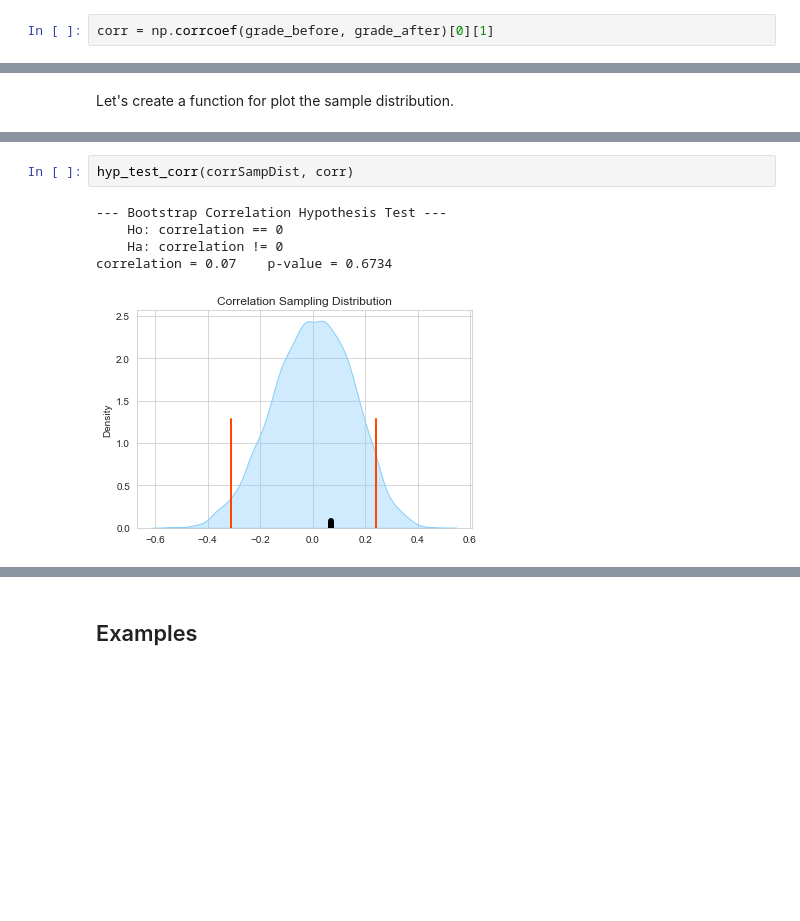
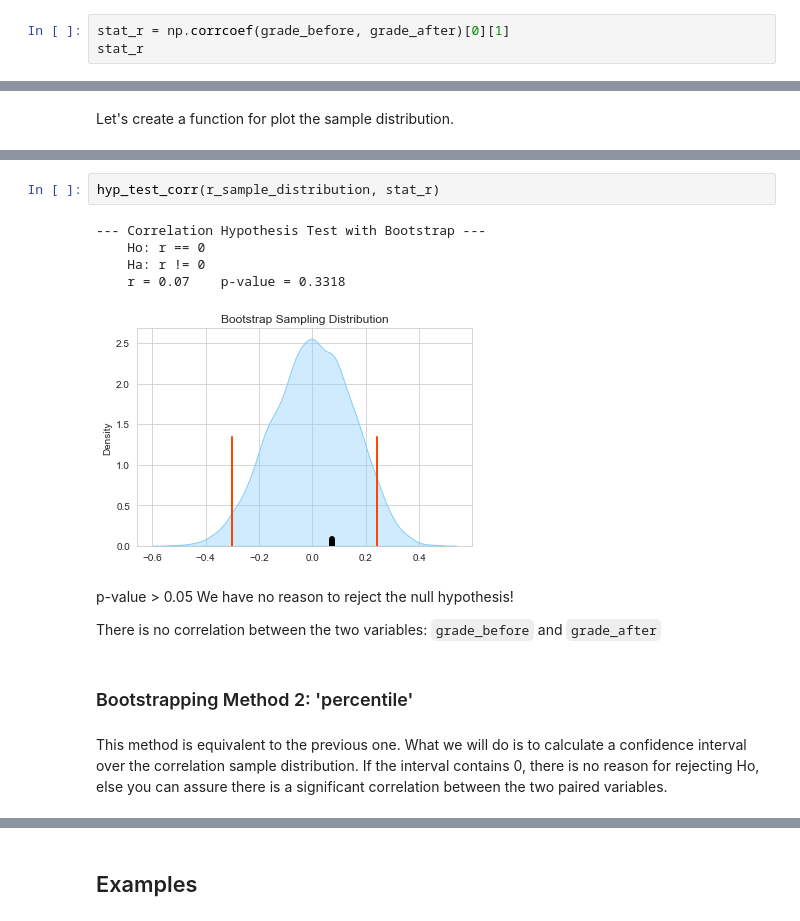
Before and after one commit to Goliath-Research/Computational-Statistics, a Jupyter notebook: 05-Forecasting/02-Boot_Correlation.ipynb, the cells around one changed output, grey strips where cells are left out. Drawn from its saved outputs; the diff is of its cells as text; blank space fills up the shorter version.

```diff
--- a/05-Forecasting/02-Boot_Correlation.ipynb
+++ b/05-Forecasting/02-Boot_Correlation.ipynb
@@ -39,2 +41,3 @@ np.corrcoef(grade_before, grade_after)[1][0]
 # %%
-corr = np.corrcoef(grade_before, grade_after)[0][1]
+stat_r = np.corrcoef(grade_before, grade_after)[0][1]
+stat_r
@@ -135,8 +129,16 @@ def hyp_test_corr(sampl_distribution, sampl_value, alpha=0.05, alternative='two-
-# %%
-hyp_test_corr(corrSampDist, corr)
-# %% [output]
---- Bootstrap Correlation Hypothesis Test ---
-    Ho: correlation == 0
-    Ha: correlation != 0
-correlation = 0.07    p-value = 0.6734
-[figure, removed]
+# %%
+hyp_test_corr(r_sample_distribution, stat_r)
+# %% [output]
+--- Correlation Hypothesis Test with Bootstrap ---
+    Ho: r == 0
+    Ha: r != 0
+    r = 0.07    p-value = 0.3318
+[figure, added]
+# %% [markdown]
+p-value > 0.05 We have no reason to reject the null hypothesis!
+
+There is no correlation between the two variables: `grade_before` and `grade_after`
+# %% [markdown]
+### Bootstrapping Method 2: 'percentile'
+# %% [markdown]
+This method is equivalent to the previous one. What we will do is to calculate a confidence interval over the correlation sample distribution. If the interval contains 0, there is no reason for rejecting Ho, else you can assure there is a significant correlation between the two paired variables.
```
Also changed, not shown: parts of 42 cells of this notebook, 1 other file.
